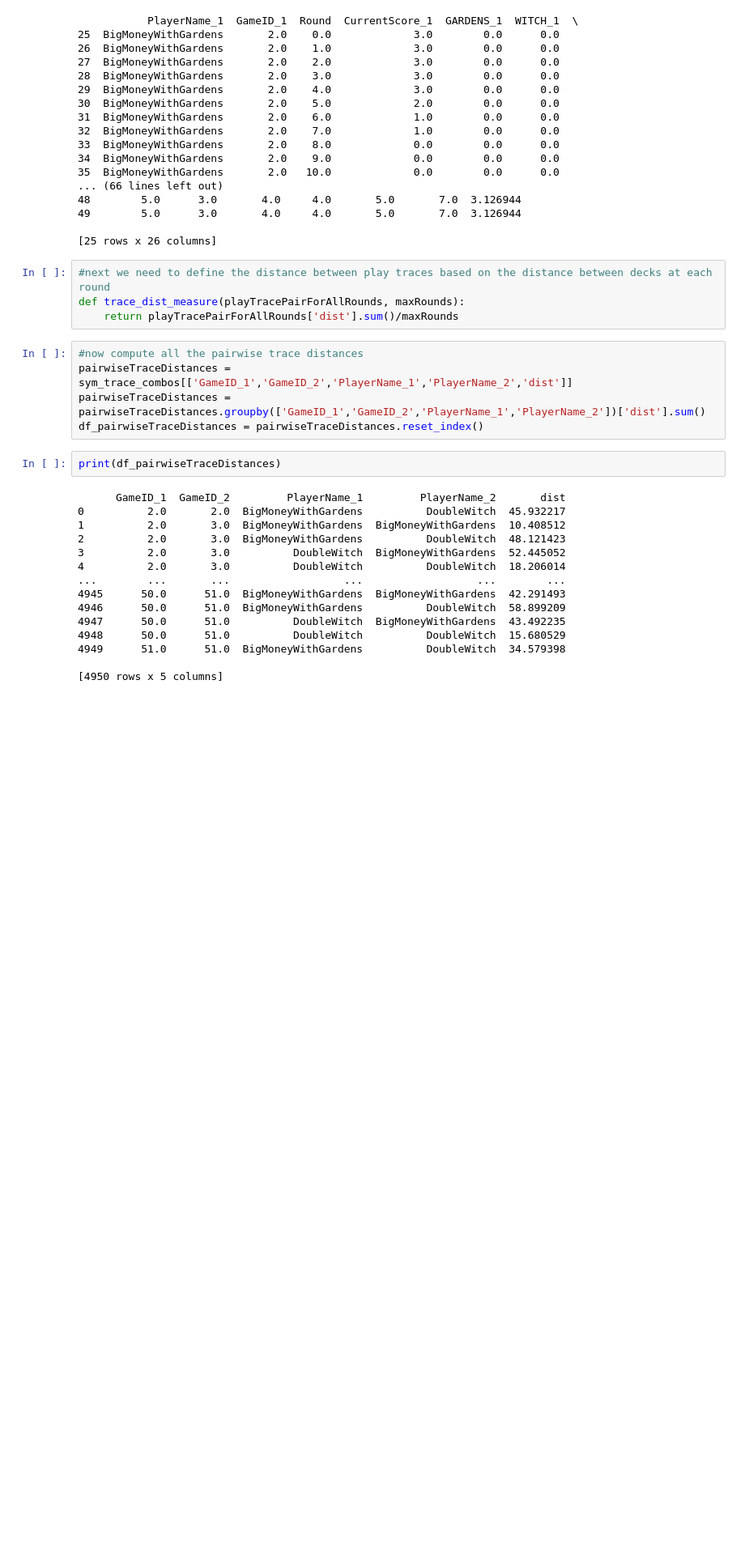
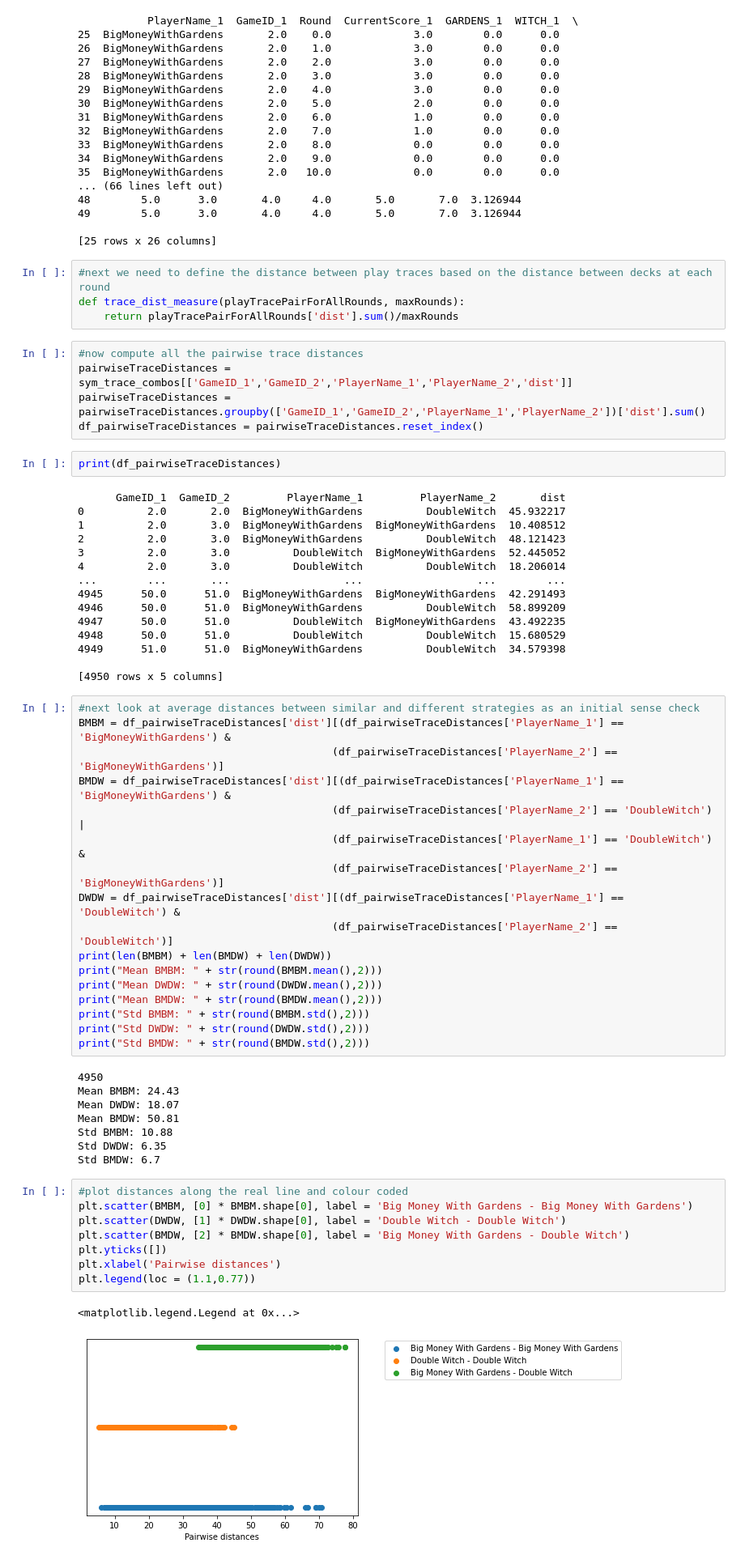
Before and after one commit to owenant/DominionPlayTraceClustering, a Jupyter notebook: PlayTraceAnalysisFromTAG.ipynb, the cells around one changed output. Shown at 81% size. Cells and saved outputs as stored; diff of their text form; blank space fills up the shorter version.

Commit message:
added graph for base case sim metric

```diff
--- a/PlayTraceAnalysisFromTAG.ipynb
+++ b/PlayTraceAnalysisFromTAG.ipynb
@@ -321,3 +323,39 @@ print(df_pairwiseTraceDistances)
 4949      51.0      51.0  BigMoneyWithGardens          DoubleWitch  34.579398
 
 [4950 rows x 5 columns]
+# %%
+#next look at average distances between similar and different strategies as an initial sense check
+BMBM = df_pairwiseTraceDistances['dist'][(df_pairwiseTraceDistances['PlayerName_1'] == 'BigMoneyWithGardens') &
+                                        (df_pairwiseTraceDistances['PlayerName_2'] == 'BigMoneyWithGardens')]
+BMDW = df_pairwiseTraceDistances['dist'][(df_pairwiseTraceDistances['PlayerName_1'] == 'BigMoneyWithGardens') &
+                                        (df_pairwiseTraceDistances['PlayerName_2'] == 'DoubleWitch') |
+                                        (df_pairwiseTraceDistances['PlayerName_1'] == 'DoubleWitch') &
+                                        (df_pairwiseTraceDistances['PlayerName_2'] == 'BigMoneyWithGardens')]
+DWDW = df_pairwiseTraceDistances['dist'][(df_pairwiseTraceDistances['PlayerName_1'] == 'DoubleWitch') &
+                                        (df_pairwiseTraceDistances['PlayerName_2'] == 'DoubleWitch')]
+print(len(BMBM) + len(BMDW) + len(DWDW))
+print("Mean BMBM: " + str(round(BMBM.mean(),2)))
+print("Mean DWDW: " + str(round(DWDW.mean(),2)))
+print("Mean BMDW: " + str(round(BMDW.mean(),2)))
+print("Std BMBM: " + str(round(BMBM.std(),2)))
+print("Std DWDW: " + str(round(DWDW.std(),2)))
+print("Std BMDW: " + str(round(BMDW.std(),2)))
+# %% [output]
+4950
+Mean BMBM: 24.43
+Mean DWDW: 18.07
+Mean BMDW: 50.81
+Std BMBM: 10.88
+Std DWDW: 6.35
+Std BMDW: 6.7
+# %%
+#plot distances along the real line and colour coded
+plt.scatter(BMBM, [0] * BMBM.shape[0], label = 'Big Money With Gardens - Big Money With Gardens')
+plt.scatter(DWDW, [1] * DWDW.shape[0], label = 'Double Witch - Double Witch')
+plt.scatter(BMDW, [2] * BMDW.shape[0], label = 'Big Money With Gardens - Double Witch')
+plt.yticks([])
+plt.xlabel('Pairwise distances')
+plt.legend(loc = (1.1,0.77))
+# %% [output]
+<matplotlib.legend.Legend at 0x...>
+[figure, added]
```
Also changed, not shown: parts of 1 cell of this notebook.
